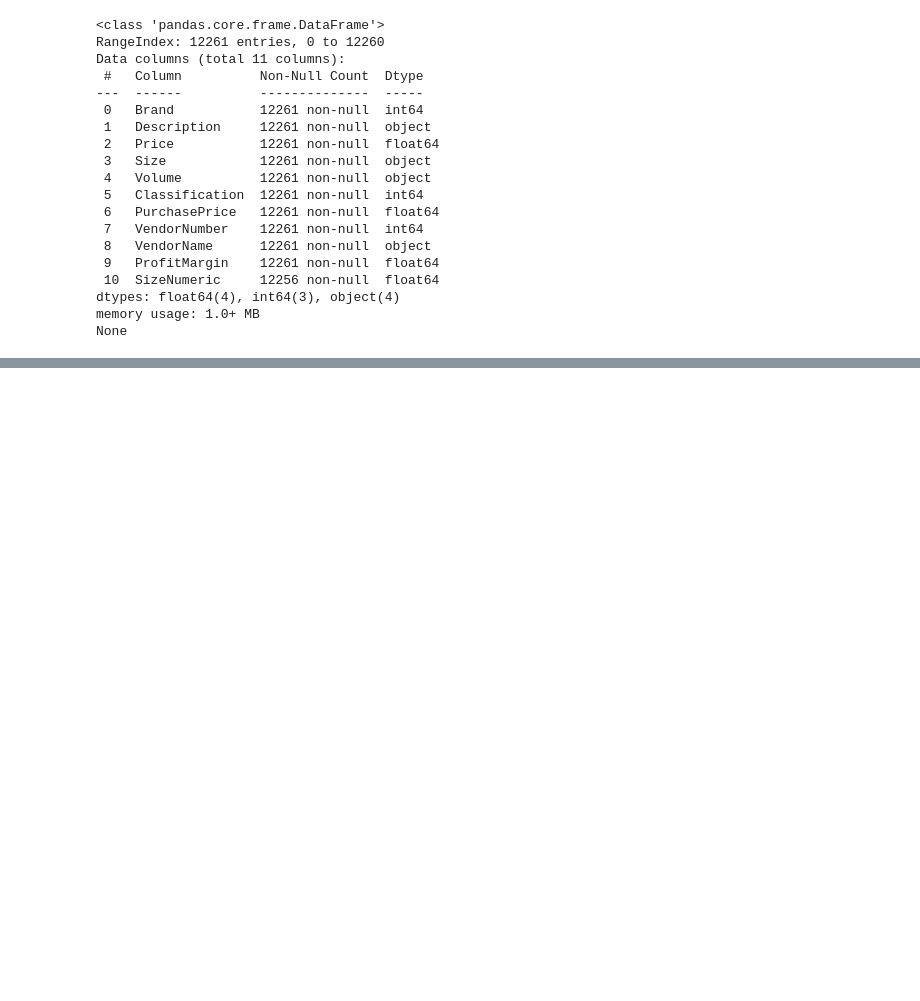
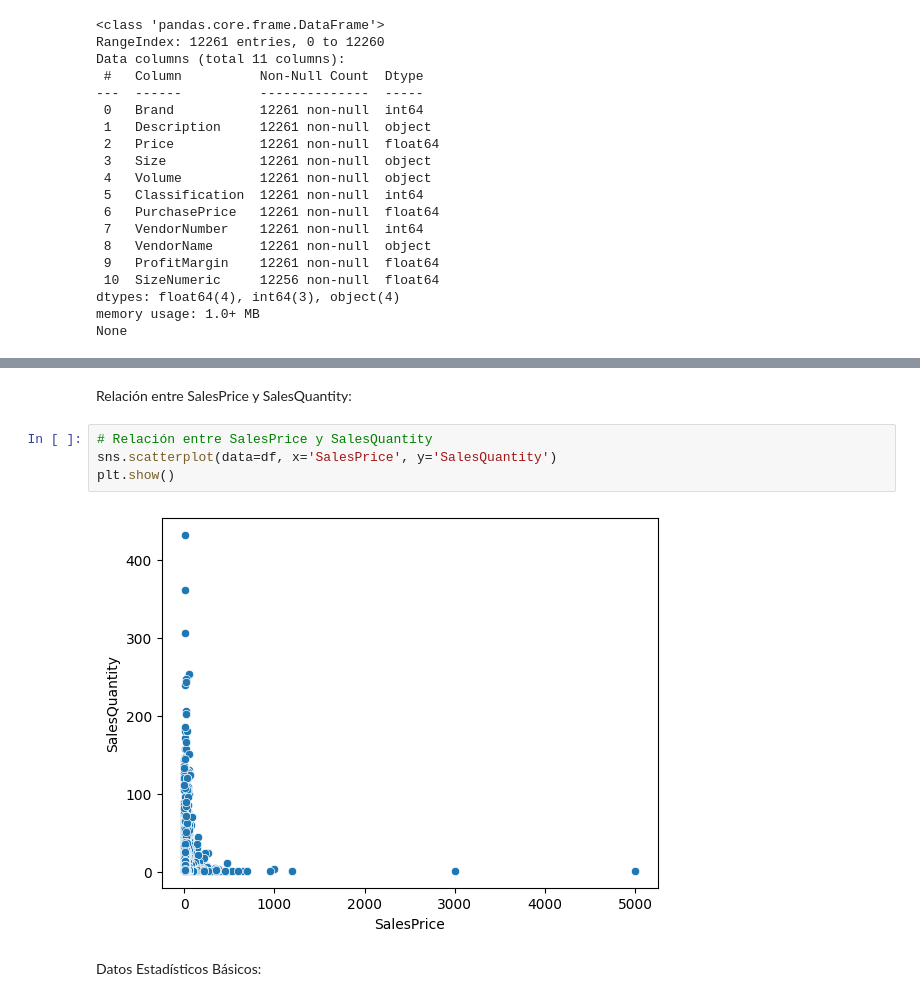
Before and after one commit to Dapt01G2-Henry/ComerLogistics, a Jupyter notebook: Sprint_1/EDA y ETL/EDA y ETL.ipynb, the cells around one changed output, grey strips where cells are left out. Saved outputs shown, nothing was run; the diff lists cells and outputs as text; blank space fills up the shorter version.

```diff
--- a/Sprint_1/EDA y ETL/EDA y ETL.ipynb
+++ b/Sprint_1/EDA y ETL/EDA y ETL.ipynb
@@ -201,0 +423,10 @@ None
+# %% [markdown]
+Relación entre SalesPrice y SalesQuantity:
+# %%
+# Relación entre SalesPrice y SalesQuantity
+sns.scatterplot(data=df, x='SalesPrice', y='SalesQuantity')
+plt.show()
+# %% [output]
+[figure, added]
+# %% [markdown]
+Datos Estadísticos Básicos:
```
Also changed, not shown: parts of 44 cells of this notebook, 1 other file.
